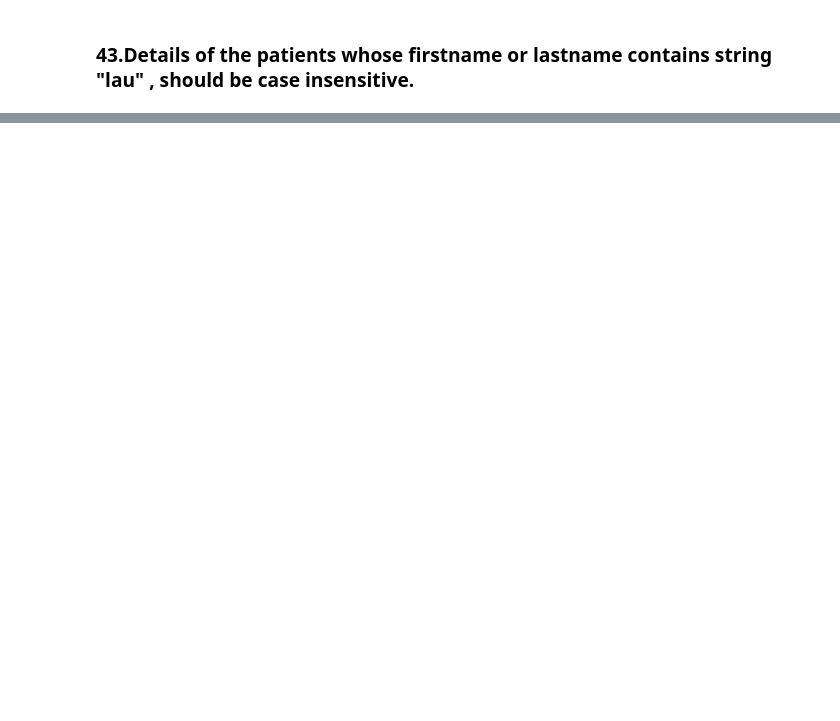
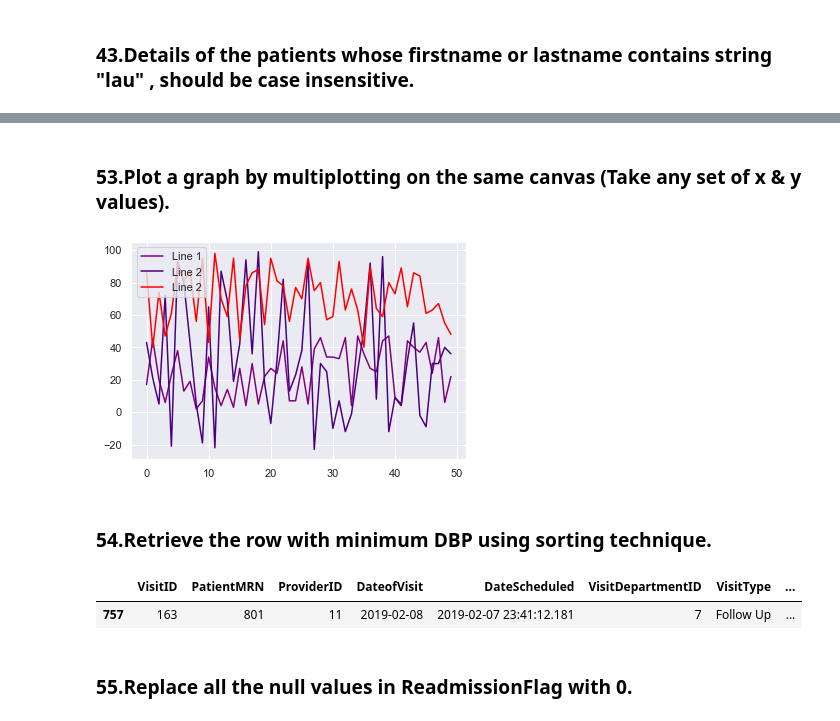
Before and after one commit to Akki13december/Ninja_Vars, a Jupyter notebook: Ninja_vars.ipynb, the cells around one changed output, grey strips where cells are left out. Saved outputs shown, nothing was run; the diff lists cells and outputs as text; code cells hidden in the pictures; blank space fills up the shorter version.

```diff
--- a/Ninja_vars.ipynb
+++ b/Ninja_vars.ipynb
@@ -131,0 +312,28 @@ KeyError: "['Mortality'] not in index"
+# %% [markdown]
+### 53.Plot a graph by multiplotting on the same canvas  (Take any set of x & y values).
+# %%
+line_1 = np.random.randint(low = 0, high = 50, size = 50)
+line_2 = np.random.randint(low = -25, high = 100, size = 50)
+line_3 =np.random.randint(low = 40, high = 100, size = 50)
+
+fig, ax = plt.subplots()
+
+ax.plot(line_1, color = 'Purple', label = 'Line 1')
+ax.plot(line_2, color = 'Indigo', label = 'Line 2')
+ax.plot(line_3, color = 'red', label = 'Line 2')
+
+ax.legend(loc = 'upper left')
+plt.show()
+# %% [output]
+[figure, added]
+# %% [markdown]
+### 54.Retrieve the row with minimum DBP using sorting technique.
+# %%
+sorted_df = df_AV.sort_values(by=['BloodPressureDiastolic'], ascending=True)
+
+sorted_df.head(1)
+# %% [output]
+|  | VisitID | PatientMRN | ProviderID | DateofVisit | DateScheduled | VisitDepartmentID | VisitType | ... |
+| 757 | 163 | 801 | 11 | 2019-02-08 | 2019-02-07 23:41:12.181 | 7 | Follow Up | ... |
+# %% [markdown]
+### 55.Replace all the null values in ReadmissionFlag with 0.
```
Also changed, not shown: parts of 36 cells of this notebook.
